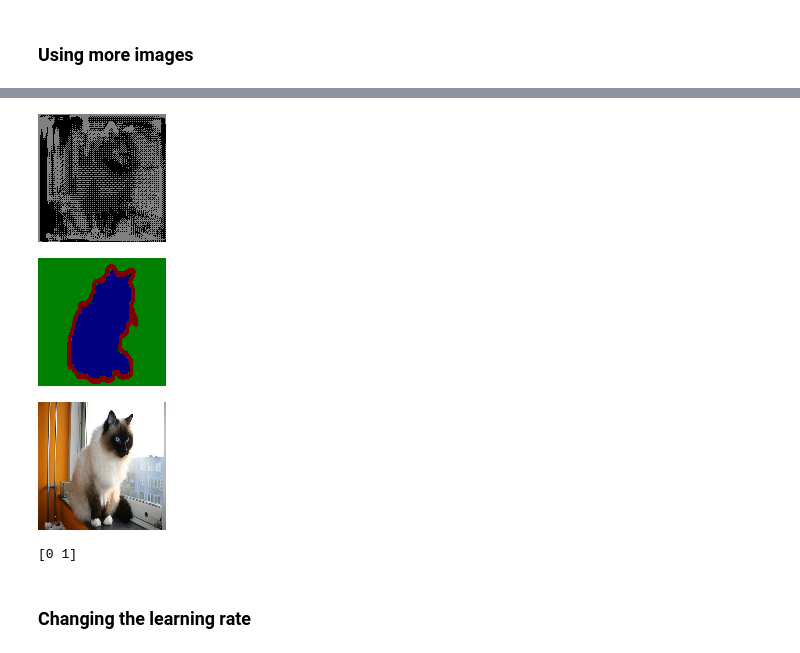
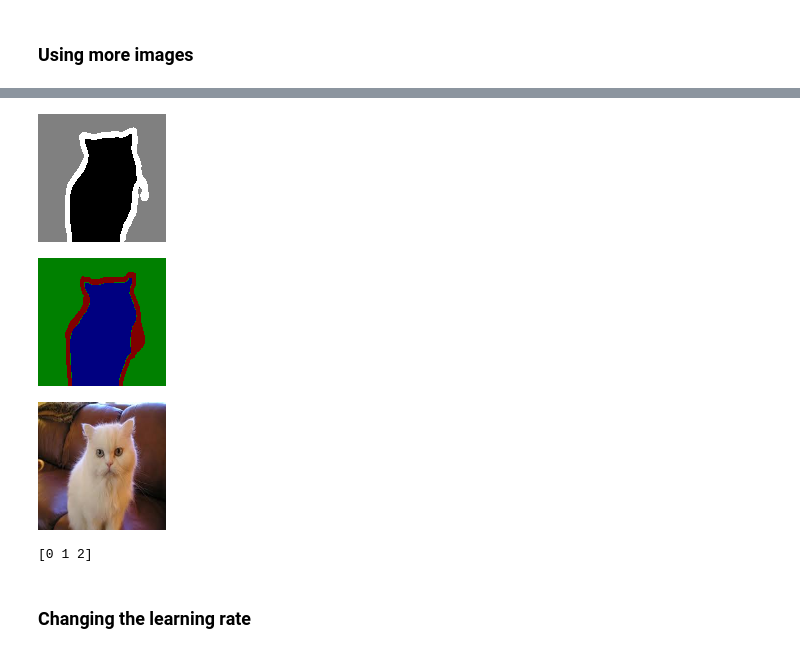
Before and after one commit to girofex/Computational-Vision-laboratories, a Jupyter notebook: 6_lab_semantic_segmentation.ipynb, the cells around one changed output, grey strips where cells are left out. Drawn from its saved outputs; the diff is of its cells as text; code cells hidden in the pictures.

```diff
--- a/6_lab_semantic_segmentation.ipynb
+++ b/6_lab_semantic_segmentation.ipynb
@@ -377,7 +381,7 @@ Epoch 10/10
 
 <h3>Using more images</h3>
 # %%
-x2 = (np.zeros((1500,128,128,3), dtype="float32"))/255.0
+x2 = np.zeros((1500,128,128,3), dtype="float32")
 y2 = np.zeros((1500,128,128,3), dtype="int32")
 
 for j in range(0,1500):
@@ -391,8 +395,25 @@ for j in range(0,1500):
   except:
     print(j)
 
+x_test2 = np.zeros((50,128,128,3), dtype="float32")
+y_test2 = np.zeros((50,128,128,3), dtype="int32")
+
+for j in range(1500,1550):
+  img = cv2.imread(input_img_paths[j])
+  img2 = cv2.imread(target_img_paths[j])
+  try:
+    img = cv2.resize(img,(128,128))
+    img2=cv2.resize(img2,(128,128))
+    x_test2[j-1500] = img
+    y_test2[j-1500] = img2
+  except:
+    print(j)
+
+x2 = x2 / 255.0
 y2 = y2[:, :, :, 0] - 1
+y_test2 = y_test2[:, :, :, 0] - 1
 y2 = tf.keras.utils.to_categorical(y2, num_classes=3)
+y_test2 = tf.keras.utils.to_categorical(y_test2, num_classes=3)
 
 x_train2, x_val2, y_train2, y_val2 = train_test_split(
     x2, y2,
@@ -401,19 +422,20 @@ x_train2, x_val2, y_train2, y_val2 = train_test_split(
     shuffle=True
 )
 
+unet_model.compile(loss=keras.losses.categorical_crossentropy, optimizer=keras.optimizers.Adam(learning_rate=0.0001), metrics=['accuracy'])
 unet_model.fit(x_train2, y_train2, epochs=epochs, validation_data=(x_val2, y_val2), callbacks=callbacks)
 
-val_preds = unet_model.predict(x_test/255.0)
+val_preds = unet_model.predict(x_test2/255.0)
 
 def display_mask(i):
     mask = np.argmax(val_preds[i], axis=-1)
     mask = np.expand_dims(mask, axis=-1)
     cv2_imshow(mask*128)
-    cv2_imshow(y_test[i]*128)
-    cv2_imshow(x_test[i])
+    cv2_imshow(y_test2[i]*128)
+    cv2_imshow(x_test2[i])
     print(np.unique(mask))
 
-display_mask(0)
+display_mask(12)
 # %% [output]
 136
 1042
@@ -435,7 +457,7 @@ Epoch 10/10
-[figure, old version]
+[figure, new version]
-[figure, old version]
+[figure, new version]
-[figure, old version]
+[figure, new version]
-[0 1]
+[0 1 2]
 # %% [markdown]
 
 
```
Also changed, not shown: parts of 7 cells of this notebook.
